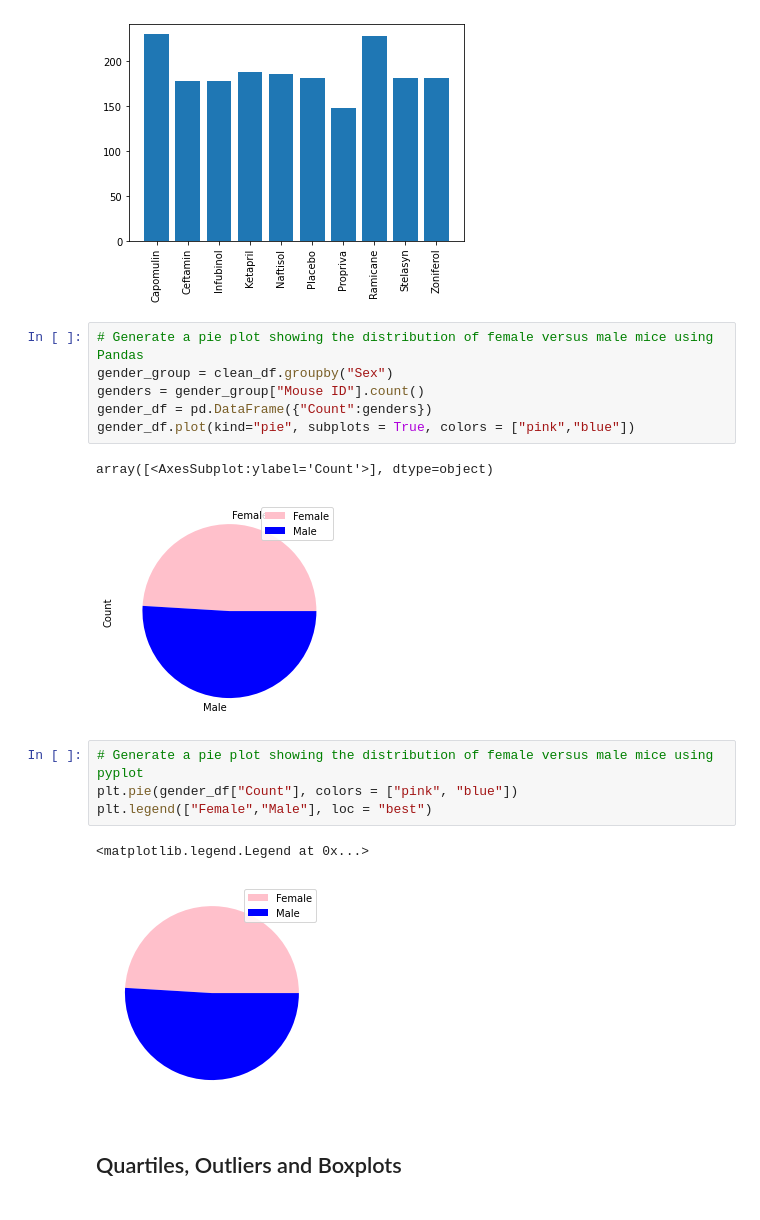
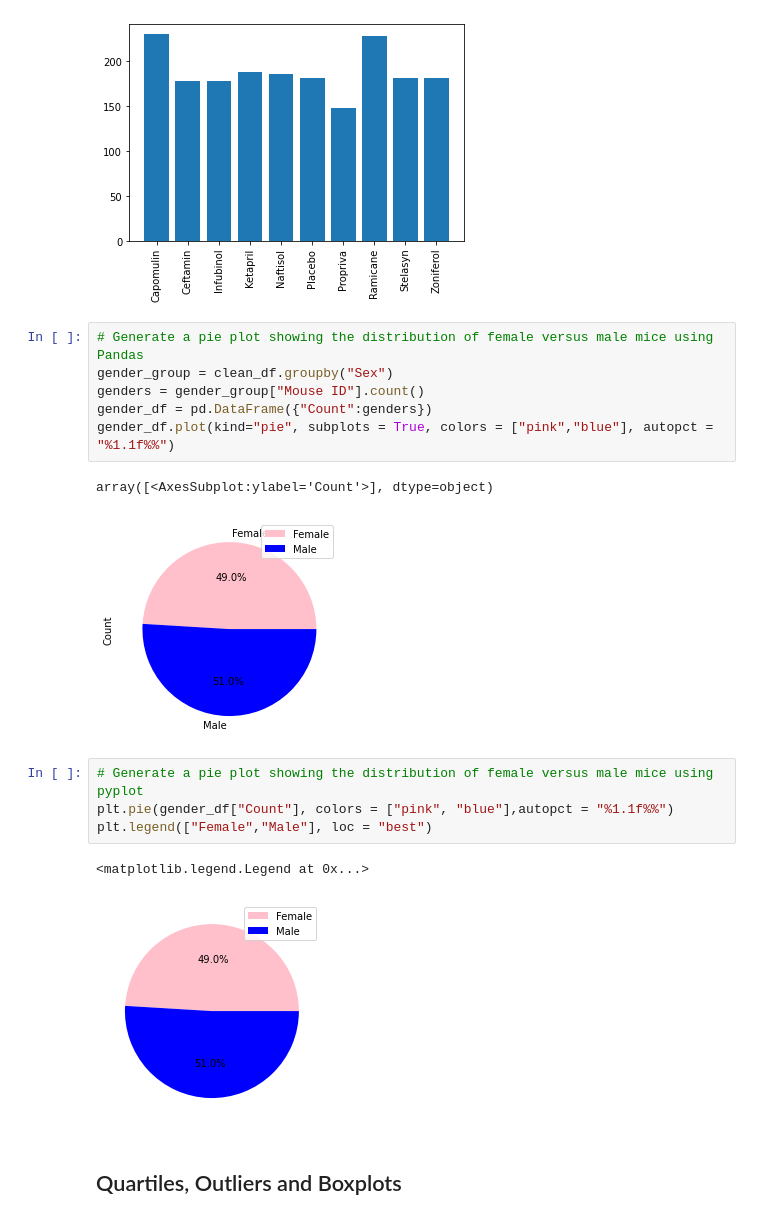
Before and after one commit to PatttyCakess/matplotlib_challenge, a Jupyter notebook: pymaceuticals_starter.ipynb, the cells around one changed output. Drawn from its saved outputs; the diff is of its cells as text.

```diff
--- a/pymaceuticals_starter.ipynb
+++ b/pymaceuticals_starter.ipynb
@@ -142,17 +160,17 @@ plt.show()
 gender_group = clean_df.groupby("Sex")
 genders = gender_group["Mouse ID"].count()
 gender_df = pd.DataFrame({"Count":genders})
-gender_df.plot(kind="pie", subplots = True, colors = ["pink","blue"])
+gender_df.plot(kind="pie", subplots = True, colors = ["pink","blue"], autopct = "%1.1f%%")
 # %% [output]
 array([<AxesSubplot:ylabel='Count'>], dtype=object)
-[figure, old version]
+[figure, new version]
 # %%
 # Generate a pie plot showing the distribution of female versus male mice using pyplot
-plt.pie(gender_df["Count"], colors = ["pink", "blue"])
+plt.pie(gender_df["Count"], colors = ["pink", "blue"],autopct = "%1.1f%%")
 plt.legend(["Female","Male"], loc = "best")
 # %% [output]
 <matplotlib.legend.Legend at 0x...>
-[figure, old version]
+[figure, new version]
 # %% [markdown]
 ## Quartiles, Outliers and Boxplots
 # %%
```
Also changed, not shown: parts of 8 cells of this notebook.
